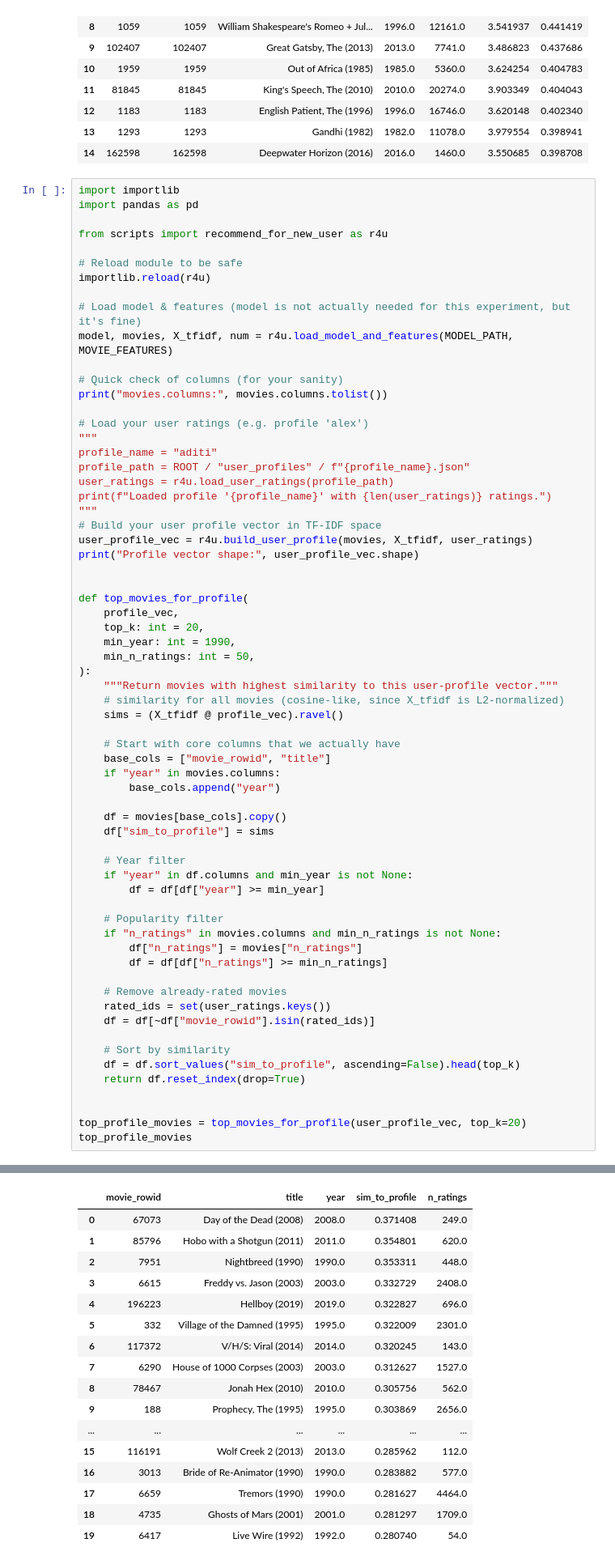
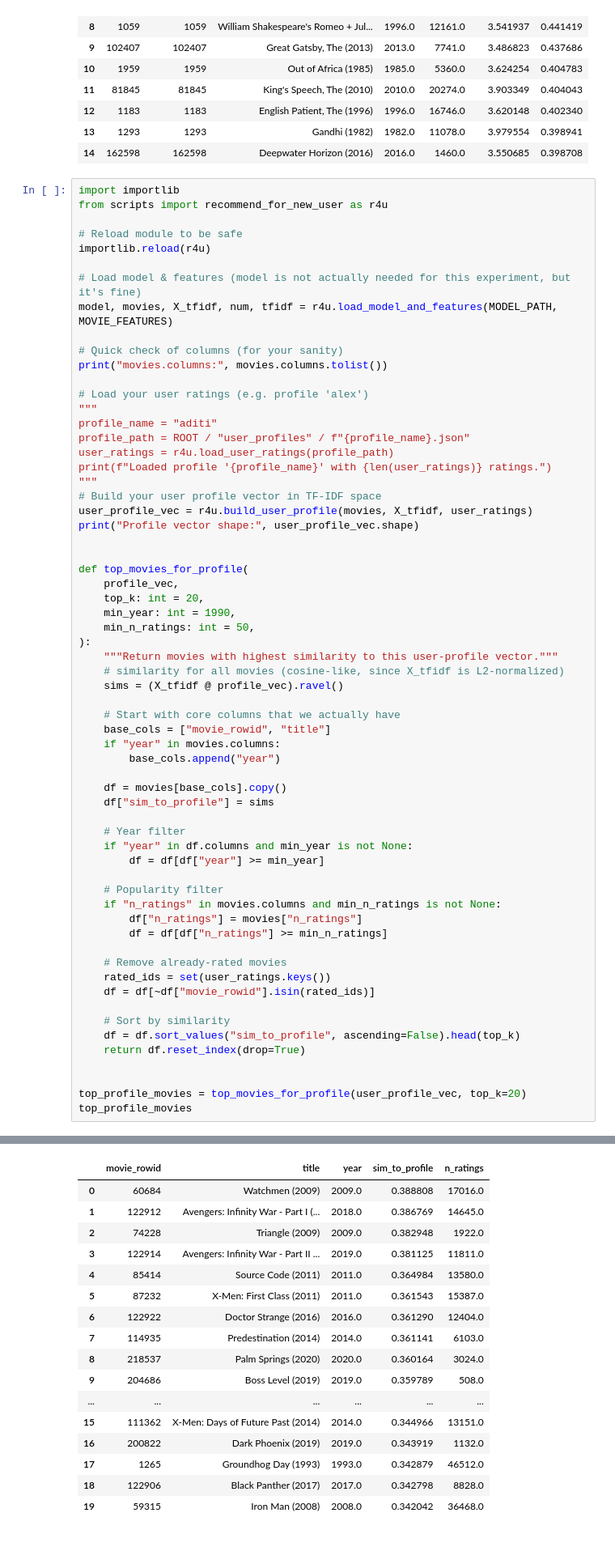
Before and after one commit to Mr-Saltman/MovieRatingPredictor, a Jupyter notebook: movie-rating-prediction_pipeline.ipynb, the cells around one changed output, grey strips where cells are left out. Shown at 81% size. Drawn from its saved outputs; the diff is of its cells as text.

```diff
--- a/movie-rating-prediction_pipeline.ipynb
+++ b/movie-rating-prediction_pipeline.ipynb
@@ -696,15 +698,13 @@ most_similar_movies_by_row_idx(1655, top_k=15)
 | 14 | 162598 | 162598 | Deepwater Horizon (2016) | 2016.0 | 1460.0 | 3.550685 | 0.398708 |
 # %%
 import importlib
-import pandas as pd
-
 from scripts import recommend_for_new_user as r4u
 
 # Reload module to be safe
 importlib.reload(r4u)
 
 # Load model & features (model is not actually needed for this experiment, but it's fine)
-model, movies, X_tfidf, num = r4u.load_model_and_features(MODEL_PATH, MOVIE_FEATURES)
+model, movies, X_tfidf, num, tfidf = r4u.load_model_and_features(MODEL_PATH, MOVIE_FEATURES)
 
 # Quick check of columns (for your sanity)
 print("movies.columns:", movies.columns.tolist())
@@ -765,21 +764,21 @@ Loaded profile 'aditi' with 4 ratings.
 Profile vector shape: (2000,)
 |  | movie_rowid | title | year | sim_to_profile | n_ratings |
-| 0 | 67073 | Day of the Dead (2008) | 2008.0 | 0.371408 | 249.0 |
-| 1 | 85796 | Hobo with a Shotgun (2011) | 2011.0 | 0.354801 | 620.0 |
-| 2 | 7951 | Nightbreed (1990) | 1990.0 | 0.353311 | 448.0 |
-| 3 | 6615 | Freddy vs. Jason (2003) | 2003.0 | 0.332729 | 2408.0 |
-| 4 | 196223 | Hellboy (2019) | 2019.0 | 0.322827 | 696.0 |
-| 5 | 332 | Village of the Damned (1995) | 1995.0 | 0.322009 | 2301.0 |
-| 6 | 117372 | V/H/S: Viral (2014) | 2014.0 | 0.320245 | 143.0 |
-| 7 | 6290 | House of 1000 Corpses (2003) | 2003.0 | 0.312627 | 1527.0 |
-| 8 | 78467 | Jonah Hex (2010) | 2010.0 | 0.305756 | 562.0 |
-| 9 | 188 | Prophecy, The (1995) | 1995.0 | 0.303869 | 2656.0 |
+| 0 | 60684 | Watchmen (2009) | 2009.0 | 0.388808 | 17016.0 |
+| 1 | 122912 | Avengers: Infinity War - Part I (... | 2018.0 | 0.386769 | 14645.0 |
+| 2 | 74228 | Triangle (2009) | 2009.0 | 0.382948 | 1922.0 |
+| 3 | 122914 | Avengers: Infinity War - Part II ... | 2019.0 | 0.381125 | 11811.0 |
+| 4 | 85414 | Source Code (2011) | 2011.0 | 0.364984 | 13580.0 |
+| 5 | 87232 | X-Men: First Class (2011) | 2011.0 | 0.361543 | 15387.0 |
+| 6 | 122922 | Doctor Strange (2016) | 2016.0 | 0.361290 | 12404.0 |
+| 7 | 114935 | Predestination (2014) | 2014.0 | 0.361141 | 6103.0 |
+| 8 | 218537 | Palm Springs (2020) | 2020.0 | 0.360164 | 3024.0 |
+| 9 | 204686 | Boss Level (2019) | 2019.0 | 0.359789 | 508.0 |
 | ... | ... | ... | ... | ... | ... |
-| 15 | 116191 | Wolf Creek 2 (2013) | 2013.0 | 0.285962 | 112.0 |
-| 16 | 3013 | Bride of Re-Animator (1990) | 1990.0 | 0.283882 | 577.0 |
-| 17 | 6659 | Tremors (1990) | 1990.0 | 0.281627 | 4464.0 |
-| 18 | 4735 | Ghosts of Mars (2001) | 2001.0 | 0.281297 | 1709.0 |
-| 19 | 6417 | Live Wire (1992) | 1992.0 | 0.280740 | 54.0 |
+| 15 | 111362 | X-Men: Days of Future Past (2014) | 2014.0 | 0.344966 | 13151.0 |
+| 16 | 200822 | Dark Phoenix (2019) | 2019.0 | 0.343919 | 1132.0 |
+| 17 | 1265 | Groundhog Day (1993) | 1993.0 | 0.342879 | 46512.0 |
+| 18 | 122906 | Black Panther (2017) | 2017.0 | 0.342798 | 8828.0 |
+| 19 | 59315 | Iron Man (2008) | 2008.0 | 0.342042 | 36468.0 |
 # %%
 # 1) compute profile similarity-only ranking (Experiment 2)
 profile_only = top_movies_for_profile(user_profile_vec, top_k=200)
```
Also changed, not shown: parts of 4 cells of this notebook, 1 other file.
